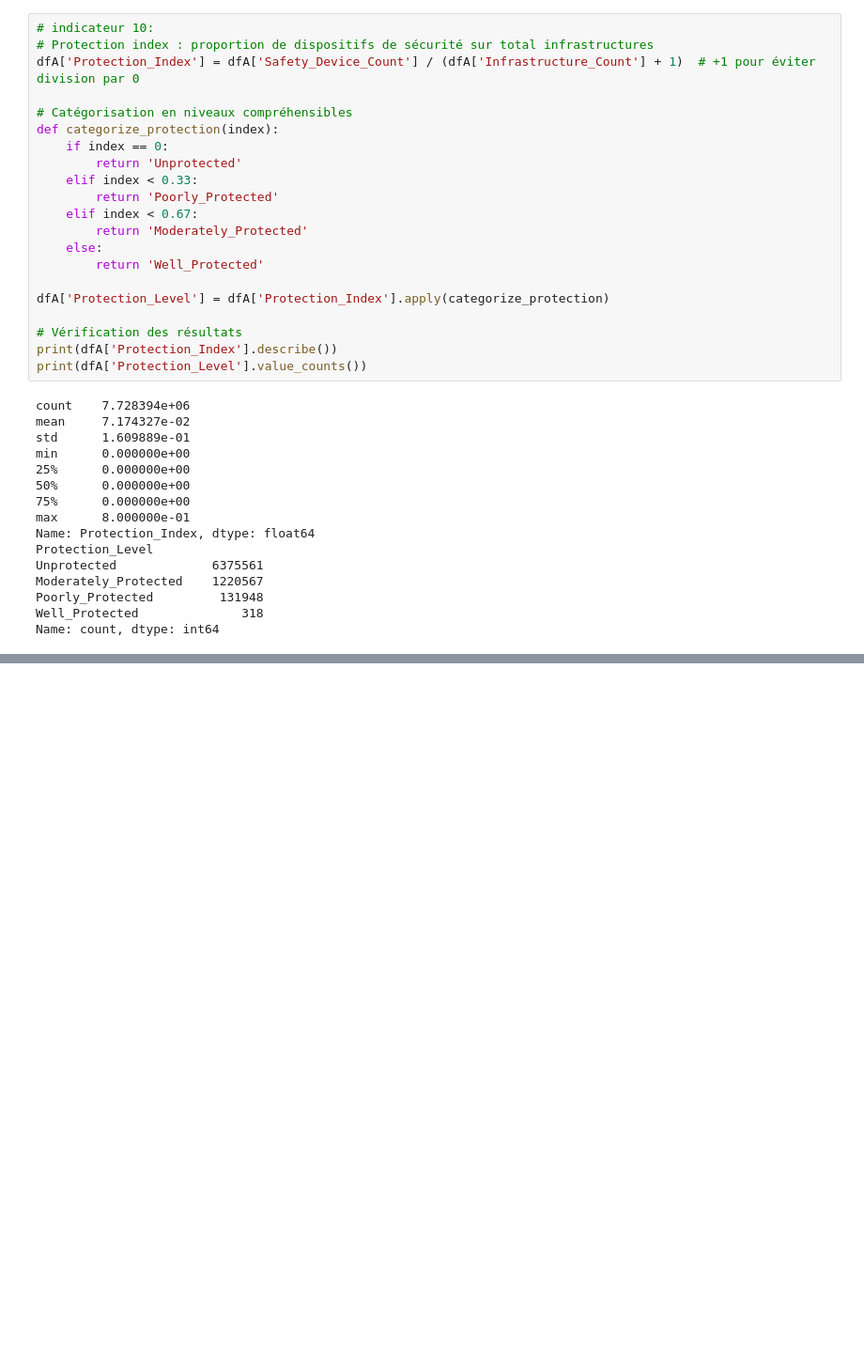
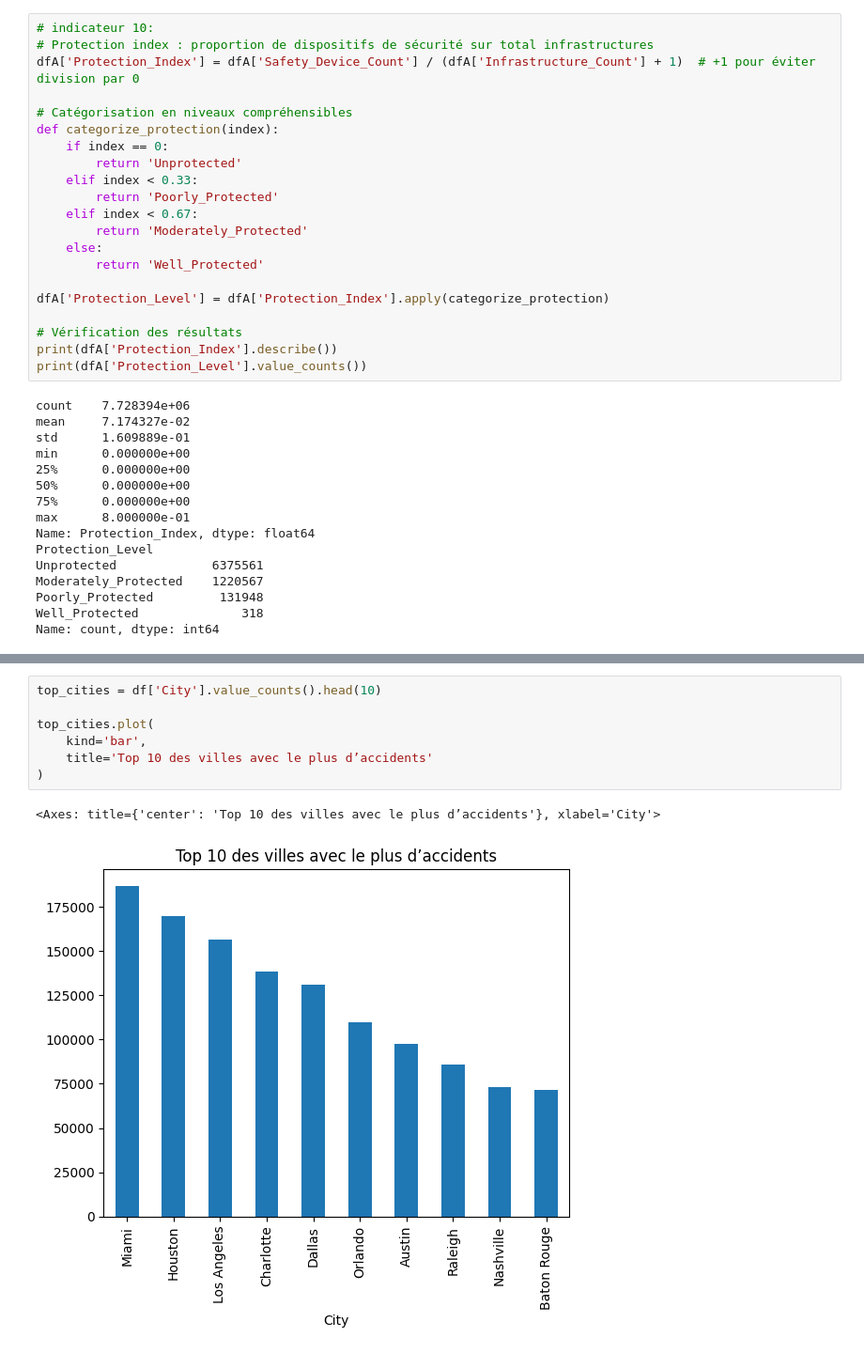
Before and after one commit to zinebettahery/US-Accidents, a Jupyter notebook: notebooks/EDA.ipynb, the cells around one changed output, grey strips where cells are left out. Shown at 94% size. Drawn from its saved outputs; the diff is of its cells as text; blank space fills up the shorter version.

```diff
--- a/notebooks/EDA.ipynb
+++ b/notebooks/EDA.ipynb
@@ -2196,0 +2270,10 @@ Name: count, dtype: int64
+# %%
+top_cities = df['City'].value_counts().head(10)
+
+top_cities.plot(
+    kind='bar',
+    title='Top 10 des villes avec le plus d’accidents'
+)
+# %% [output]
+<Axes: title={'center': 'Top 10 des villes avec le plus d’accidents'}, xlabel='City'>
+[figure, added]
```
Also changed, not shown: parts of 23 cells of this notebook.
